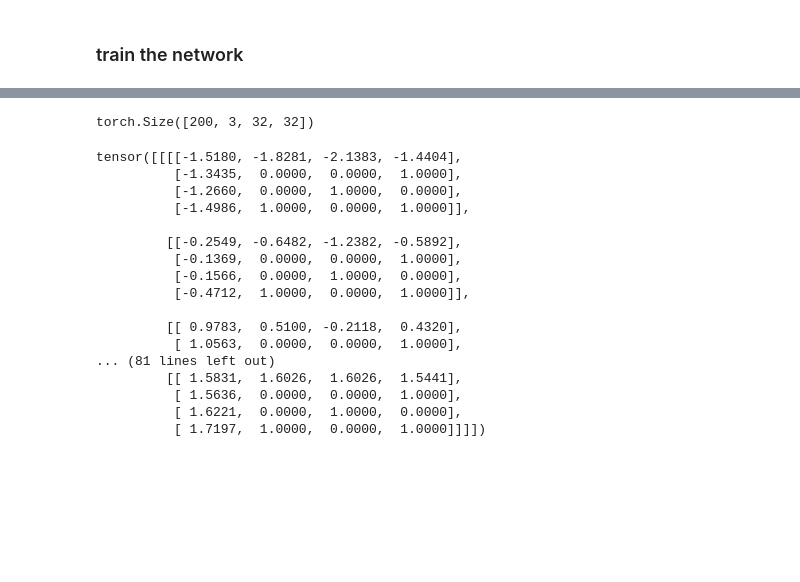
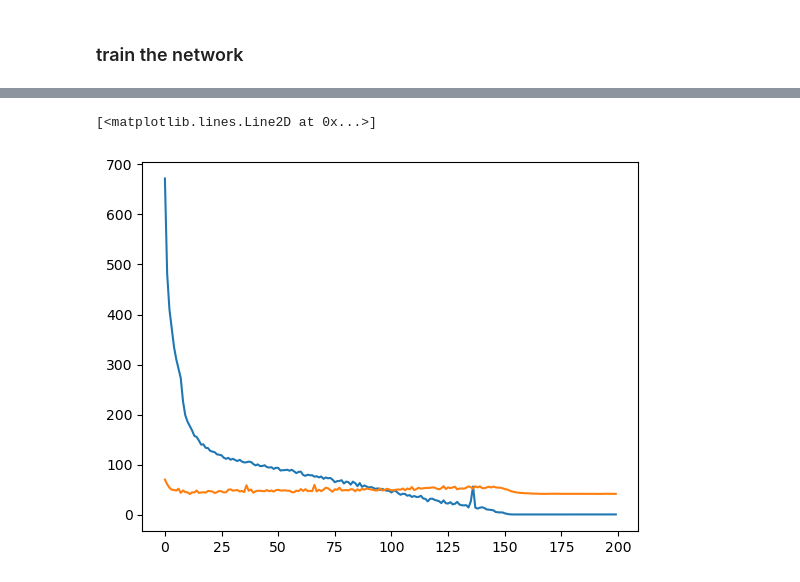
Before and after one commit to nikitamahmoudi/EECS6322Project, a Jupyter notebook: backdoor_resnet18.ipynb, the cells around one changed output, grey strips where cells are left out. Drawn from its saved outputs; the diff is of its cells as text; code cells hidden in the pictures; blank space fills up the shorter version.

```diff
--- a/backdoor_resnet18.ipynb
+++ b/backdoor_resnet18.ipynb
@@ -33,8 +33,11 @@ device = torch.device("cuda" if torch.cuda.is_available() else "cpu")
 ### Create model
 
 Create a ResNet18 model (untrained), and show a summary of its weights using `torchsummary`
+# %%
+num_classes = 10
 # %%
 res18 = torchvision.models.resnet18().cuda() if torch.cuda.is_available() else torchvision.models.resnet18()
+res18.fc = torch.nn.Linear(res18.fc.in_features, num_classes).cuda()
 # %%
 # check if the parameters are in cuda
 next(res18.parameters()).is_cuda
@@ -195,7 +198,10 @@ def introduce_backdoor_test_set(inputs):
     inputs[all_indices, :, 29, 29] = pxl_b
     return inputs
 # %%
-for epoch in range(100, 200):
+train_loss_list = []
+test_loss_list = []
+
+for epoch in range(200):
     res18.train()
     it = 0
     total_loss = 0
@@ -220,6 +226,7 @@ for epoch in range(100, 200):
         total_acc += accuracy * inputs.shape[0]
         total_item_ct += inputs.shape[0]
 
+    res18.eval()
     total_test_loss = 0
     total_test_acc = 0
     test_item_ct = 0
@@ -250,6 +257,8 @@ for epoch in range(100, 200):
             backdoor_item_ct += inputs.shape[0]
 
     scheduler.step()
+    train_loss_list.append(total_loss)
+    test_loss_list.append(total_test_loss)
 
     print(f'Epoch: {epoch}')
     print(f'Train Loss: {total_loss} | Train Accuracy: {total_acc/total_item_ct}')
@@ -258,5 +267,5 @@ for epoch in range(100, 200):
 
     if (epoch+1) % 10 == 0:
         print('Saving model...')
-        torch.save(res18.state_dict(), f'saved_models/ResNet18-CIFAR10-backdoored-3-Epoch-{epoch+1}.pth')
+        torch.save(res18.state_dict(), f'saved_models/ResNet18-CIFAR10-backdoored-5-Epoch-{epoch+1}.pth')
 # %% [output]
@@ -292,24 +288,0 @@ for inputs, label in test_loader:
-# %%
-bdr.shape
-# %% [output]
-torch.Size([200, 3, 32, 32])
-# %%
-bdr[:, :, 28:, 28:]
-# %% [output]
-tensor([[[[-1.5180, -1.8281, -2.1383, -1.4404],
-          [-1.3435,  0.0000,  0.0000,  1.0000],
-          [-1.2660,  0.0000,  1.0000,  0.0000],
-          [-1.4986,  1.0000,  0.0000,  1.0000]],
-
-         [[-0.2549, -0.6482, -1.2382, -0.5892],
-          [-0.1369,  0.0000,  0.0000,  1.0000],
-          [-0.1566,  0.0000,  1.0000,  0.0000],
-          [-0.4712,  1.0000,  0.0000,  1.0000]],
-
-         [[ 0.9783,  0.5100, -0.2118,  0.4320],
-          [ 1.0563,  0.0000,  0.0000,  1.0000],
-... (81 lines left out)
-         [[ 1.5831,  1.6026,  1.6026,  1.5441],
-          [ 1.5636,  0.0000,  0.0000,  1.0000],
-          [ 1.6221,  0.0000,  1.0000,  0.0000],
-          [ 1.7197,  1.0000,  0.0000,  1.0000]]]])
@@ -319,0 +289,6 @@ plt.hist(keep_lbls)
+# %%
+plt.plot(train_loss_list)
+plt.plot(test_loss_list)
+# %% [output]
+[<matplotlib.lines.Line2D at 0x...>]
+[figure, added]
```
Also changed, not shown: parts of 11 cells of this notebook.
